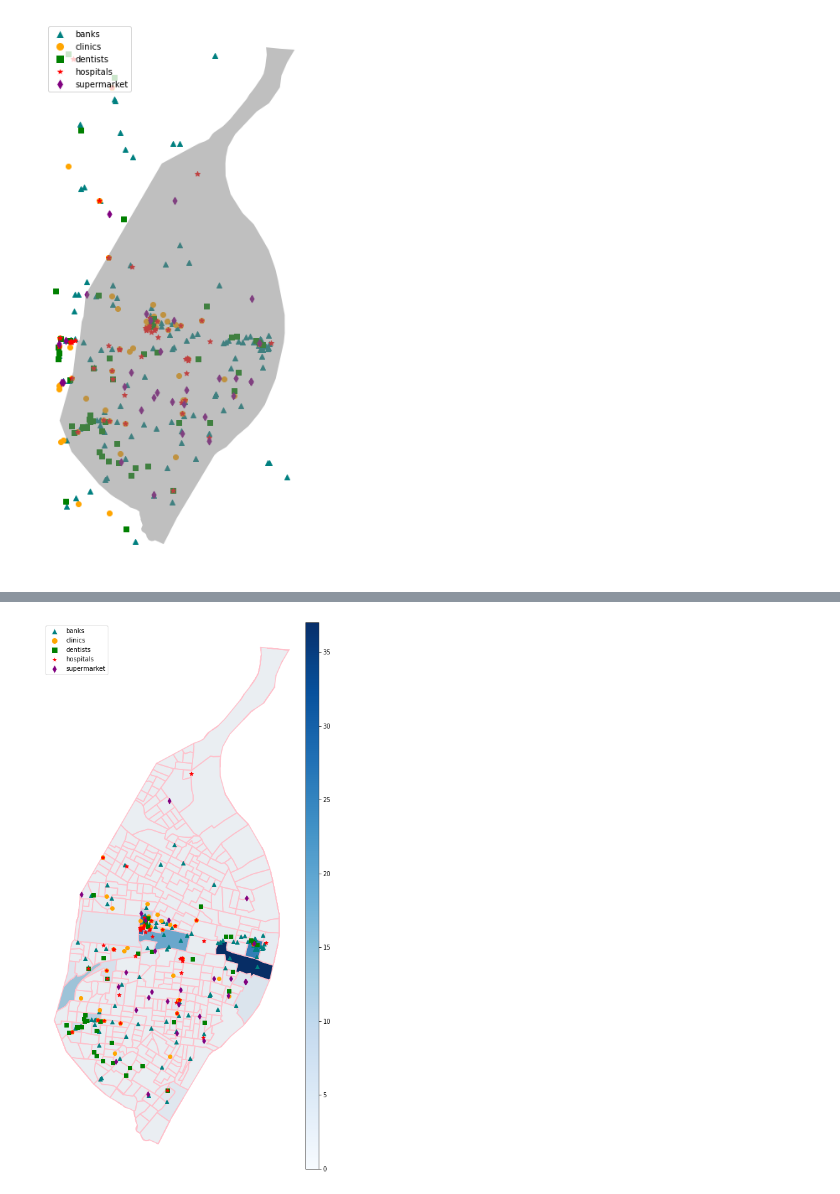
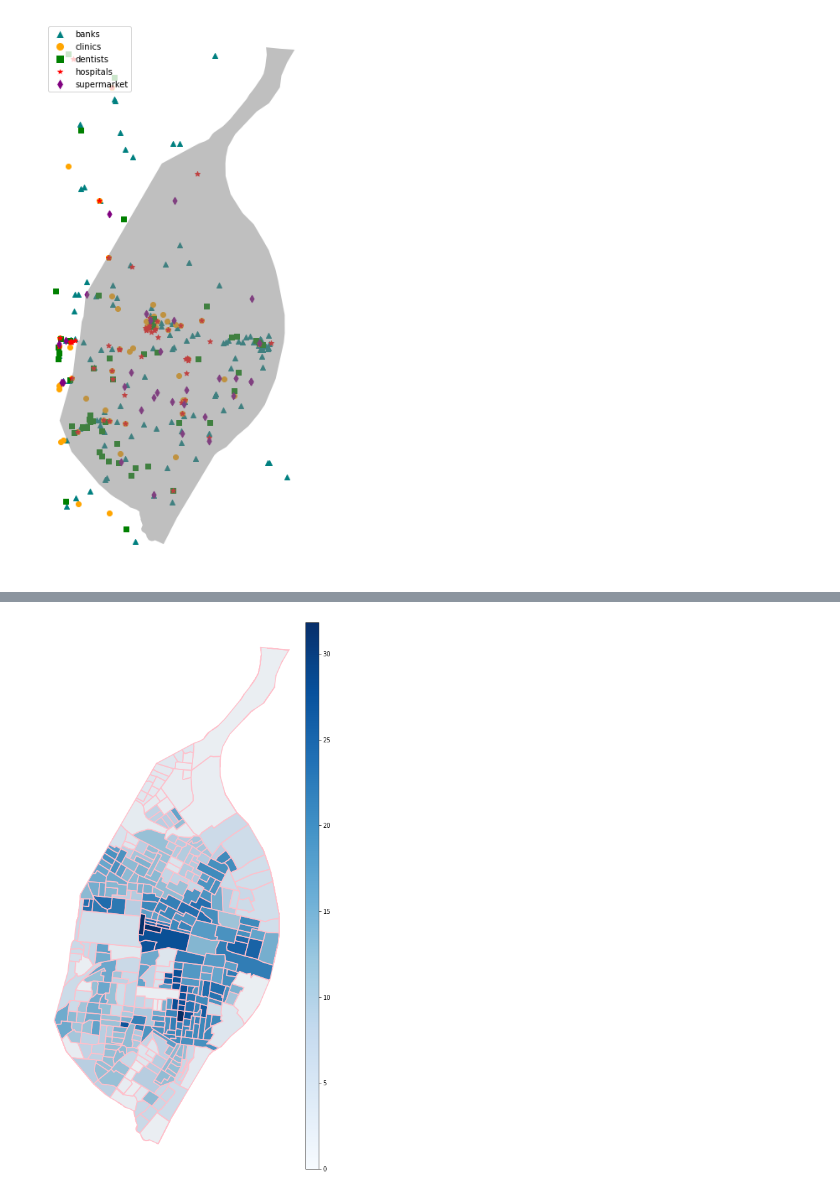
Before and after one commit to wisc-bus/simulator, a Jupyter notebook: notebooks/visualization_stlouis.ipynb, the cells around one changed output, grey strips where cells are left out. Drawn from its saved outputs; the diff is of its cells as text; code cells hidden in the pictures.

```diff
--- a/notebooks/visualization_stlouis.ipynb
+++ b/notebooks/visualization_stlouis.ipynb
@@ -86,7 +79,7 @@ DATA_PATH = "../data/stlouis_gtfs.zip"
 OUT_PATH = "/tmp/output"
 DAY = "monday"
 START_TIME = "07:00:00"
-ELAPSE_TIME = "01:30:00"
+ELAPSE_TIME = "00:30:00"
 AVG_WALKING_SPEED = 1.4 # 1.4 meters per second
 MAX_WALKING_MIN = 10
 
@@ -201,42 +193,69 @@ new_census_sorted = new_census[new_census['score'] != 0].sort_values('score')
 length = len(new_census_sorted)
 points_low = new_census_sorted.head(math.floor(length/2))
 points_high = new_census_sorted.tail(math.ceil(length/2))
+# %%
+def flatten(s, crs):
+    return gpd.GeoDataFrame({"geometry": gpd.GeoSeries([s.unary_union]), 'crs': crs})
+
+def get_area_score(start_points, bussim, crs, census):
+    # run busSim from centroid, return the scroe from the result.
+    scores = []
+    for index, start in enumerate(start_points):
+        gdf = bussim.get_gdf(start_point=start)
+        busSim.clear_graph()
+        if gdf is None:
+            scores.append(0)
+            continue
+        gdf = gdf.to_crs(crs)
+        bubble = flatten(gdf.geometry, crs)
+        census2 = census.to_crs(crs).intersection(bubble.unary_union)
+        census2 = gpd.GeoDataFrame(geometry=census2, crs=crs)
+        census2['score'] = census['score']
+        scores.append(census2[~census2['geometry'].is_empty]['score'].sum())
+    return scores
 # %%
 # census boundary
 
 city = city.to_crs(epsg)
 # lakes = lakes.to_crs(epsg)
 # street = street.to_crs(epsg)
 # ax = lakes.boundary.plot(color="lightblue", zorder=1, linewidth=2, figsize=(16, 16))
 # lakes.plot(color="lightblue", ax=ax, alpha=0.2, zorder=1)
 ax = city.plot(color="black", alpha=0.05, zorder=2, figsize=(16, 16))
 # street.plot(color="black", alpha=0.3, ax=ax, zorder=3)
 
 # intersect census_gdf with city, then add the score into the result_gdf
 census_union = census_gdf.to_crs(epsg).intersection(city.unary_union)
 census_union = gpd.GeoDataFrame(geometry=census_union, crs=epsg)
-census_union['score'] = new_census['score']
+geometry_for_union = census_union[~census_union.centroid.is_empty]
+start_points = [(p.y, p.x) for p in geometry_for_union.centroid.to_crs(4326)]
+scores = get_area_score(start_points, busSim, epsg, new_census)
+# census_union['score'] = new_census['score']
+census_union = gpd.GeoDataFrame({
+    'geometry': geometry_for_union['geometry'],
+    'score': scores
+})
 
 # vertically align the plot axes and the legend axes
 divider = make_axes_locatable(ax)
 cax = divider.append_axes("right", size="5%", pad=0.1)
 
 # draw the census, the higher the score, the deepred the color
 census_union[~census_union['geometry'].is_empty].plot(ax=ax, column='score', cmap='Blues', legend=True, cax=cax)
 census_union[~census_union['geometry'].is_empty].boundary.plot(ax=ax, color='pink')
 
-banks.intersection(city.unary_union).plot(ax=ax, color='teal', marker='^', zorder=4)
-clinics.intersection(city.unary_union).plot(ax=ax, color='orange', marker='o', zorder=4)
-dentists.intersection(city.unary_union).plot(ax=ax, color='green', marker='s', zorder=4)
-hospitals.intersection(city.unary_union).plot(ax=ax, color='red', marker='*', zorder=4)
-supermarket.intersection(city.unary_union).plot(ax=ax, color='purple', marker='d', zorder=4)
+# banks.intersection(city.unary_union).plot(ax=ax, color='teal', marker='^', zorder=4)
+# clinics.intersection(city.unary_union).plot(ax=ax, color='orange', marker='o', zorder=4)
+# dentists.intersection(city.unary_union).plot(ax=ax, color='green', marker='s', zorder=4)
+# hospitals.intersection(city.unary_union).plot(ax=ax, color='red', marker='*', zorder=4)
+# supermarket.intersection(city.unary_union).plot(ax=ax, color='purple', marker='d', zorder=4)
 
-ax.legend(handles = lineslist, loc="upper left",prop={"size": 10})
+# ax.legend(handles = lineslist, loc="upper left",prop={"size": 10})
 # ax.legend(handles = lineslist, bbox_to_anchor=(1.00, 1.00), loc="upper left",prop={"size": 10})
 
 ax.set_axis_off()
 # %% [output]
-[figure, old version]
+[figure, new version]
 # %%
 # census centroid
 
```
Also changed, not shown: parts of 8 cells of this notebook, 33 other files.
